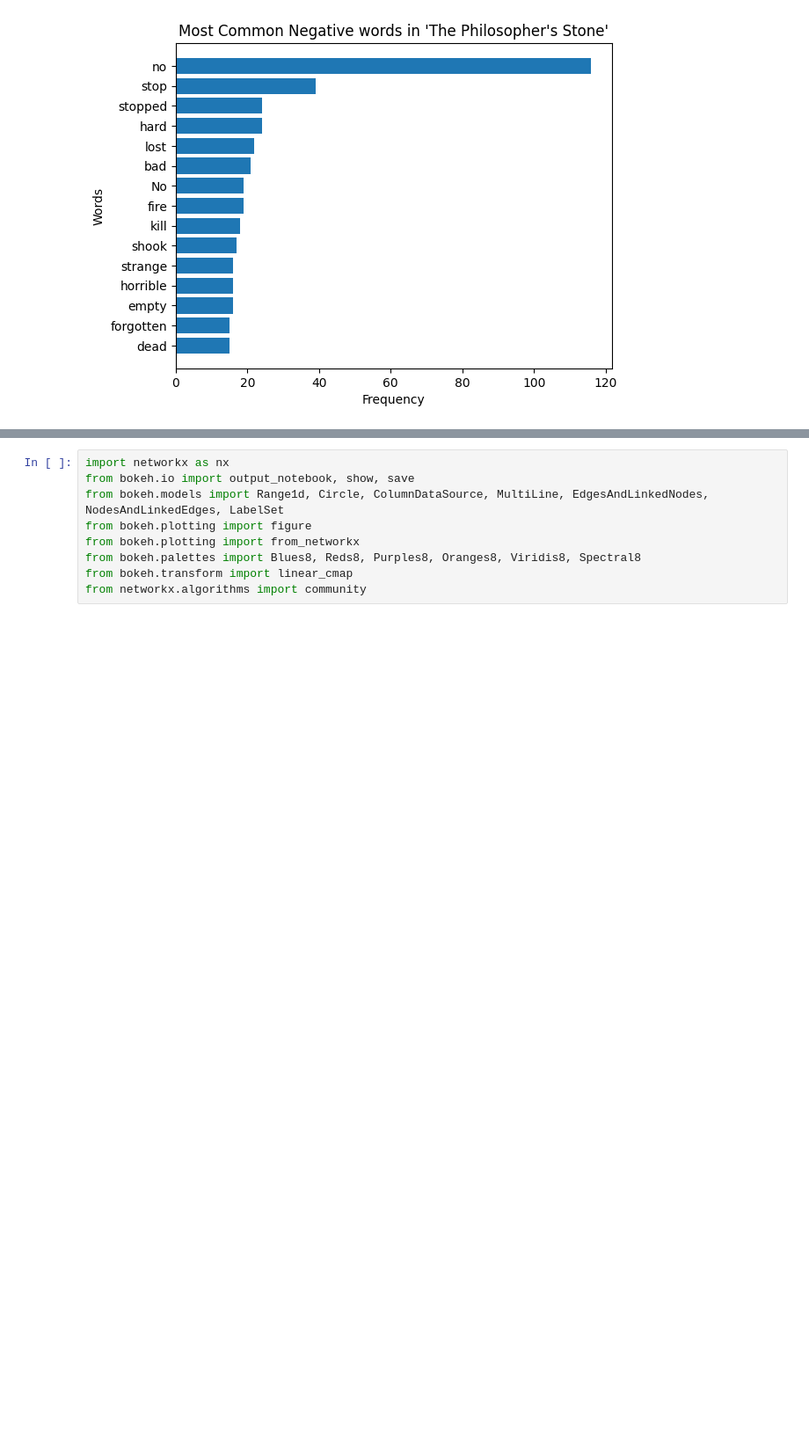
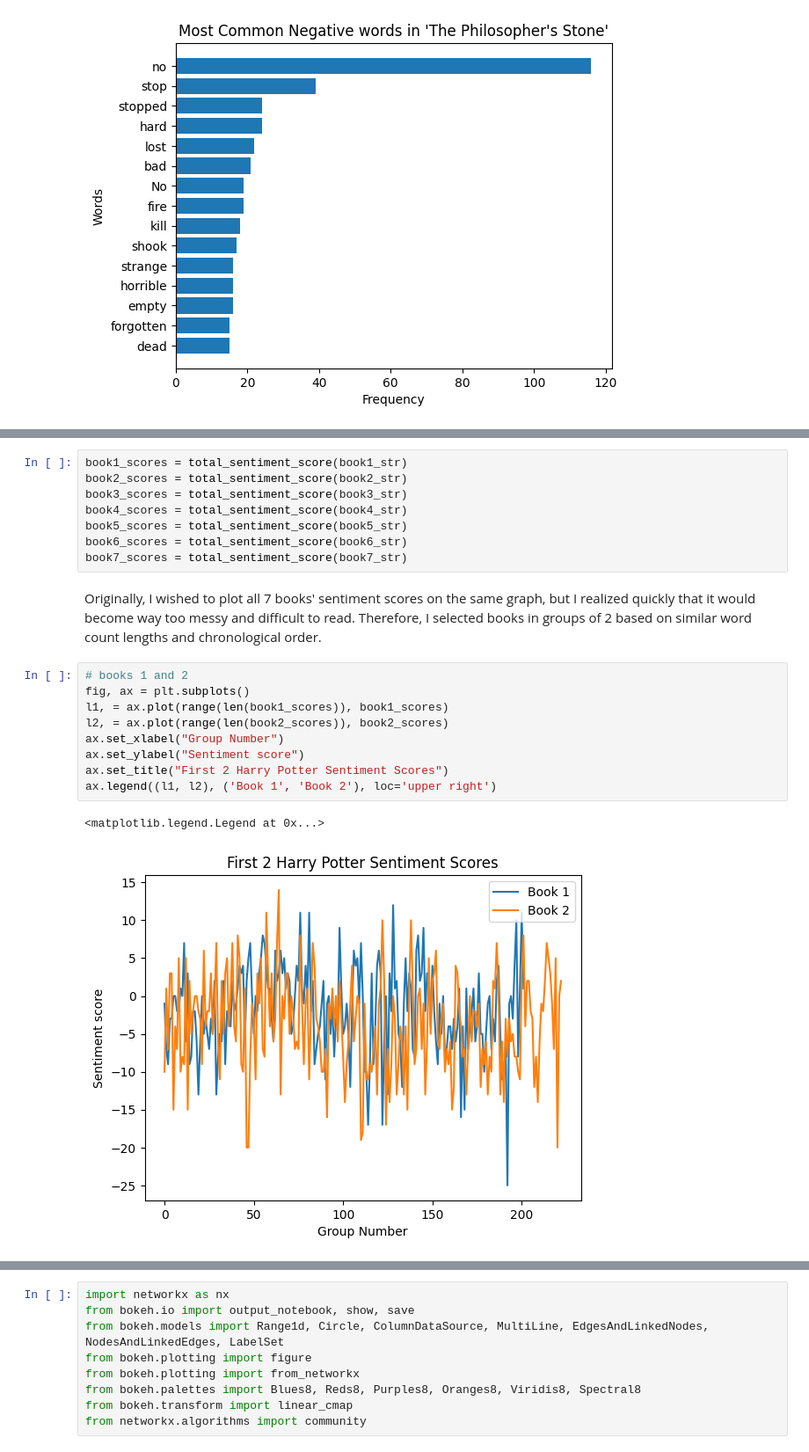
Before and after one commit to thuang45/DH140, a Jupyter notebook: FinalProject.ipynb, the cells around one changed output, grey strips where cells are left out. Shown: that part at 88% size. Drawn from its saved outputs; the diff is of its cells as text; blank space fills up the shorter version.

```diff
--- a/FinalProject.ipynb
+++ b/FinalProject.ipynb
@@ -206,0 +244,22 @@ Text(0.5, 1.0, "Most Common Negative words in 'The Philosopher's Stone'")
+# %%
+book1_scores = total_sentiment_score(book1_str)
+book2_scores = total_sentiment_score(book2_str)
+book3_scores = total_sentiment_score(book3_str)
+book4_scores = total_sentiment_score(book4_str)
+book5_scores = total_sentiment_score(book5_str)
+book6_scores = total_sentiment_score(book6_str)
+book7_scores = total_sentiment_score(book7_str)
+# %% [markdown]
+Originally, I wished to plot all 7 books' sentiment scores on the same graph, but I realized quickly that it would become way too messy and difficult to read. Therefore, I selected books in groups of 2 based on similar word count lengths and chronological order.
+# %%
+# books 1 and 2
+fig, ax = plt.subplots()
+l1, = ax.plot(range(len(book1_scores)), book1_scores)
+l2, = ax.plot(range(len(book2_scores)), book2_scores)
+ax.set_xlabel("Group Number")
+ax.set_ylabel("Sentiment score")
+ax.set_title("First 2 Harry Potter Sentiment Scores")
+ax.legend((l1, l2), ('Book 1', 'Book 2'), loc='upper right')
+# %% [output]
+<matplotlib.legend.Legend at 0x...>
+[figure, added]
```
Also changed, not shown: parts of 31 cells of this notebook, 7 other files.
